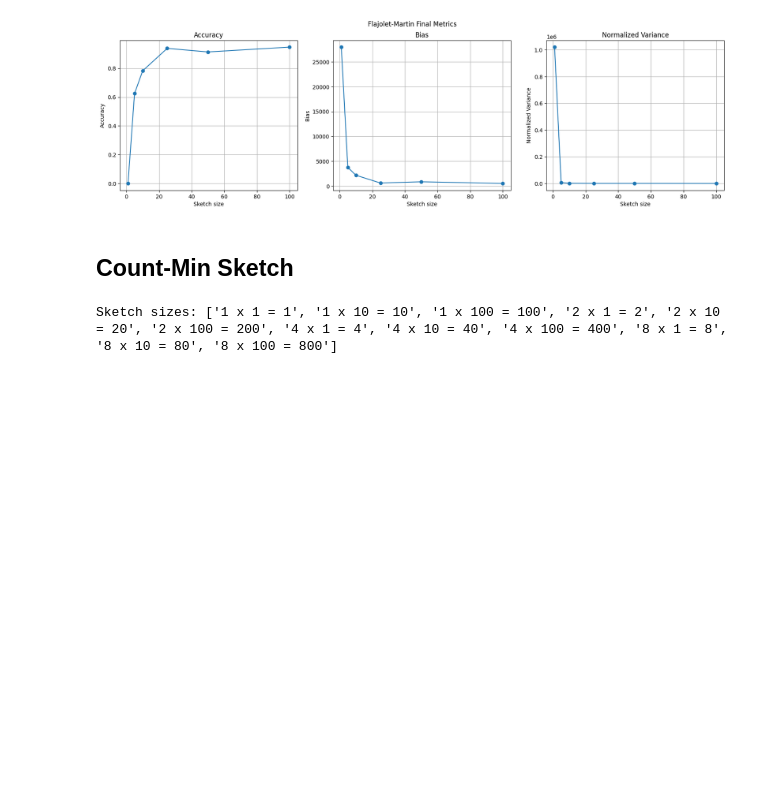
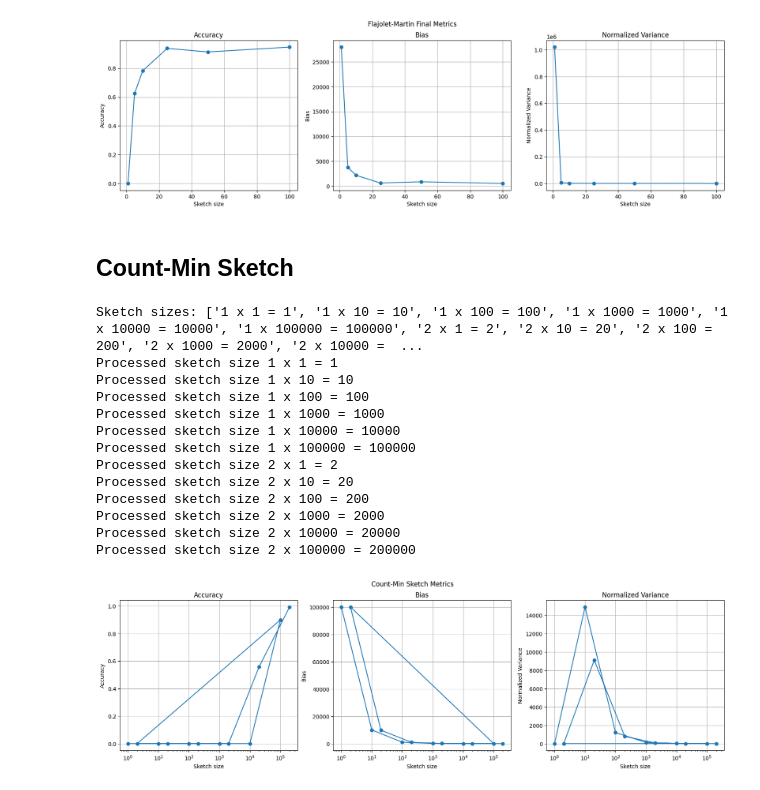
Before and after one commit to Gal-Noy/MSC-Data-Streaming-Algorithms, a Jupyter notebook: FM_CountMin/FM_CountMin.ipynb, the cells around one changed output. Drawn from its saved outputs; the diff is of its cells as text; code cells hidden in the pictures; blank space fills up the shorter version.

Commit message:
count min implemented with arrays

```diff
--- a/FM_CountMin/FM_CountMin.ipynb
+++ b/FM_CountMin/FM_CountMin.ipynb
@@ -105,7 +105,7 @@ def calculate_fm_metrics(results: dict) -> dict:
         }
     return metrics
 
-def plot_metrics(metrics: dict, title: str):
+def plot_metrics(metrics: dict, title: str, logx: bool = False):
     """
     Plot the metrics for the Flajolet-Martin Beta algorithm.
     :param metrics: Dictionary with the metrics
@@ -120,6 +120,8 @@ def plot_metrics(metrics: dict, title: str):
     plt.plot(sketch_sizes, [metrics[s]["accuracy"] for s in sketch_sizes], marker='o')
     plt.title("Accuracy")
     plt.xlabel("Sketch size")
+    if logx:
+        plt.xscale("log")
     plt.ylabel("Accuracy")
     plt.grid(True)
 
@@ -127,6 +129,8 @@ def plot_metrics(metrics: dict, title: str):
     plt.plot(sketch_sizes, [metrics[s]["bias"] for s in sketch_sizes], marker='o')
     plt.title("Bias")
     plt.xlabel("Sketch size")
+    if logx:
+        plt.xscale("log")
     plt.ylabel("Bias")
     plt.grid(True)
 
@@ -134,6 +138,8 @@ def plot_metrics(metrics: dict, title: str):
     plt.plot(sketch_sizes, [metrics[s]["normalized_variance"] for s in sketch_sizes], marker='o')
     plt.title("Normalized Variance")
     plt.xlabel("Sketch size")
+    if logx:
+        plt.xscale("log")
     plt.ylabel("Normalized Variance")
     plt.grid(True)
 
@@ -177,33 +183,33 @@ Sketch sizes: ['1 x 1 = 1', '1 x 5 = 5', '1 x 10 = 10', '5 x 5 = 25', '5 x 10 =
 # %% [markdown]
 ## Count-Min Sketch
 # %%
-def count_min_sketch(stream: np.ndarray, d: int, w: int, seed: int = SEED) -> dict:
+def count_min_sketch(stream: np.ndarray, d: int, w: int, seed: int = SEED) -> np.ndarray:
     """
     Count-Min Sketch algorithm for counting the frequency of elements in a stream.
     :param stream: array of elements
     :param d: depth of the sketch (number of hash functions)
     :param w: width of the sketch
     :param seed: seed for the random number generator
-    :return: dictionary of frequencies for each element in the stream, according to the sketch
+    :return: estimated frequency of each unique element in the stream
     """
     # Initialize the sketch
     sketch = np.zeros((d, w), dtype=np.int32)
 
-    # Hash the stream elements
+    # Hash each unique stream elements to d indices (one for each hash function)
     hash_funcs = np.random.default_rng(seed).integers(0, w, size=(d, 2))
-    stream_hashes = np.array([[int(val) for val in hash_stream(stream, a, b, w, normalize=False)] for a, b in hash_funcs])
-    assert stream_hashes.shape == (d, len(stream)), f"Stream hashes shape: {stream_hashes.shape != (d, len(stream))}"
+    unique_elements, counts = np.unique(stream, return_counts=True)
+    unique_element_to_indices = np.array([[int(val) for val in hash_stream(unique_elements, a, b, w, normalize=False)] for a, b in hash_funcs]).T
+    assert unique_element_to_indices.shape == (len(unique_elements), d), f"Unique element to indices shape: {unique_element_to_indices.shape}"
 
-    # Update the sketch with the stream hashes frequencies
-    np.add.at(sketch, (np.arange(d)[:, None], stream_hashes), 1)
+    # According to each unique element frequency (count), update the sketch at the hashed indices
+    np.add.at(sketch, (np.arange(d)[:, None], unique_element_to_indices.T), counts)
 
-    # Return frequencies for each element in the stream
-    element_to_indices = stream_hashes.T
-    freqs = {element: np.min([sketch[j, element_to_indices[i, j]] for j in range(d)]) for i, element in enumerate(stream)}
+    # Calculate estimated frequencies for each unique element in the stream
+    freqs = np.array([np.min([sketch[j, unique_element_to_indices[i, j]] for j in range(d)]) for i in range(len(unique_elements))])
 
     return freqs
 # %%
-DW = [(d, w) for d in [1, 2, 4, 8] for w in [1, 10, 100]]
+DW = [(d, w) for d in [1, 2] for w in [1, 10, 100, 1000, 10000, 100000]]
 print(f"Sketch sizes: {[f'{d} x {w} = {d * w}' for d, w in DW]}")
 
 results = {d * w: [count_min_sketch(stream, d, w, i) for i in range(NUM_RUNS)] for d, w in DW}
@@ -211,35 +217,48 @@ results = {d * w: [count_min_sketch(stream, d, w, i) for i in range(NUM_RUNS)] f
 unique_elements, counts = np.unique(stream, return_counts=True)
 
 metrics = {}
 for sketch_size, freqs_list in results.items():
     # Accuracy (with Mean Absolute Error)
     errors = []
     for freqs in freqs_list:
-        sketch_counts = np.array([freqs.get(element, 0) for element in unique_elements])
+        sketch_counts = np.array([freqs[i] for i, _ in enumerate(unique_elements)])
         errors.append(np.sum(np.abs(sketch_counts - counts)))
     mean_absolute_error = np.mean(errors)
     accuracy = max(0, 1 - mean_absolute_error / np.sum(counts))
 
     # Average bias, average normalized-variance
     biases = []
     variances = []
-    for i, element in enumerate(unique_elements):
-        estimates = np.array([freqs.get(element, 0) for freqs in freqs_list])
+    for i, _ in enumerate(unique_elements):
+        estimates = np.array([freqs[i] for freqs in freqs_list])
         true_count = counts[i]
         bias = np.mean(estimates) - true_count
         variance = np.var(estimates) / true_count
         biases.append(bias)
         variances.append(variance)
 
     avg_bias = np.mean(np.abs(biases))
     avg_normalized_variance = np.mean(variances)
 
     metrics[sketch_size] = {
         "accuracy": accuracy,
         "bias": avg_bias,
         "normalized_variance": avg_normalized_variance
     }
 
-plot_metrics(metrics, "Count-Min Sketch Metrics")
+plot_metrics(metrics, "Count-Min Sketch Metrics", logx=True)
 # %% [output]
-Sketch sizes: ['1 x 1 = 1', '1 x 10 = 10', '1 x 100 = 100', '2 x 1 = 2', '2 x 10 = 20', '2 x 100 = 200', '4 x 1 = 4', '4 x 10 = 40', '4 x 100 = 400', '8 x 1 = 8', '8 x 10 = 80', '8 x 100 = 800']
+Sketch sizes: ['1 x 1 = 1', '1 x 10 = 10', '1 x 100 = 100', '1 x 1000 = 1000', '1 x 10000 = 10000', '1 x 100000 = 100000', '2 x 1 = 2', '2 x 10 = 20', '2 x 100 = 200', '2 x 1000 = 2000', '2 x 10000 =  ...
+Processed sketch size 1 x 1 = 1
+Processed sketch size 1 x 10 = 10
+Processed sketch size 1 x 100 = 100
+Processed sketch size 1 x 1000 = 1000
+Processed sketch size 1 x 10000 = 10000
+Processed sketch size 1 x 100000 = 100000
+Processed sketch size 2 x 1 = 2
+Processed sketch size 2 x 10 = 20
+Processed sketch size 2 x 100 = 200
+Processed sketch size 2 x 1000 = 2000
+Processed sketch size 2 x 10000 = 20000
+Processed sketch size 2 x 100000 = 200000
+[figure, added]
```
